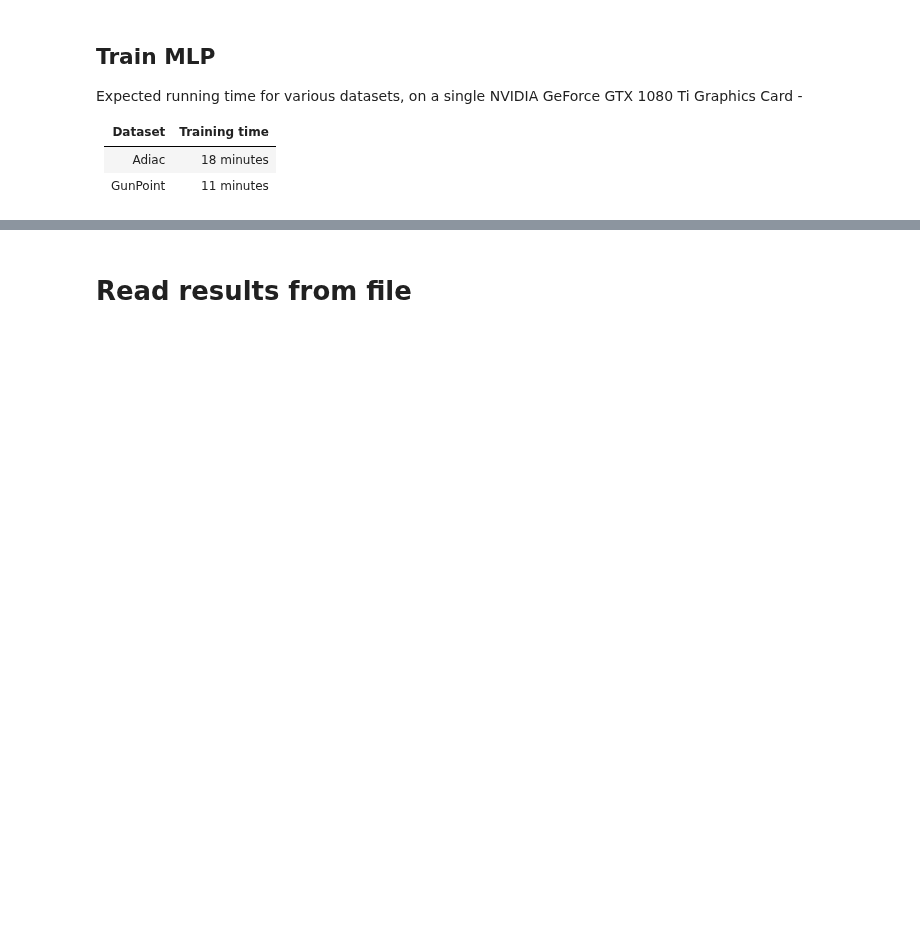
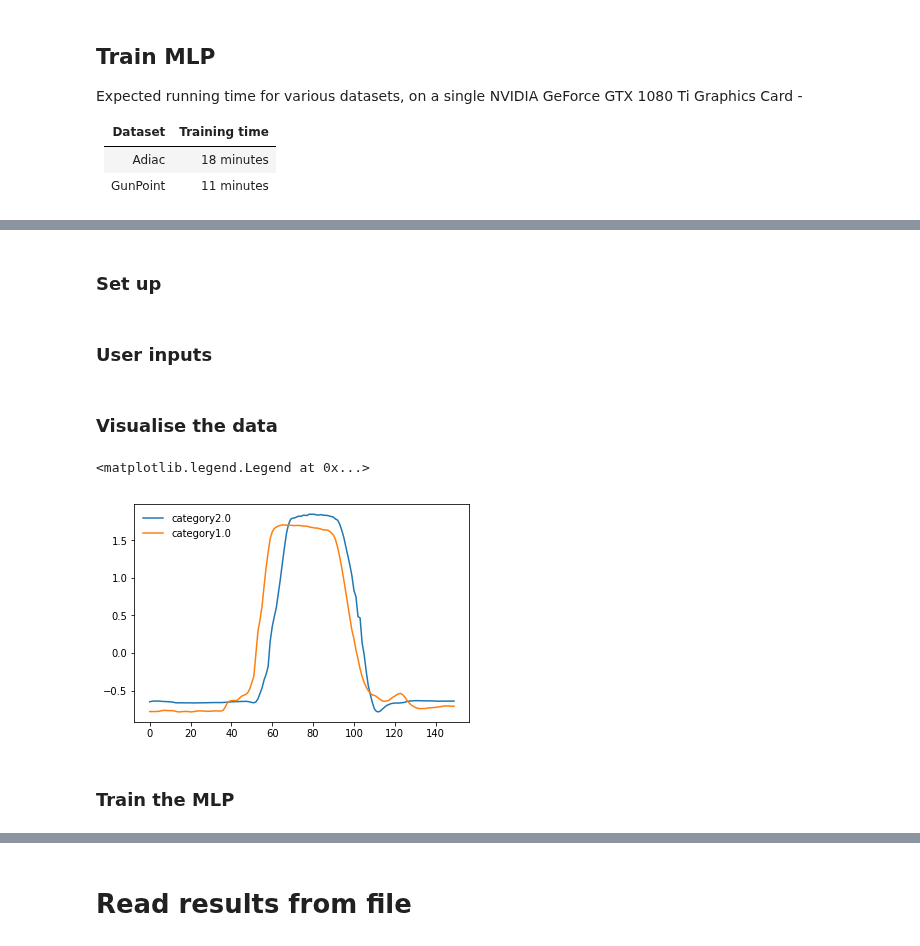
Before and after one commit to Withington/deepscent, a Jupyter notebook: notebooks/mlp.ipynb, the cells around one changed output, grey strips where cells are left out. Saved outputs shown, nothing was run; the diff lists cells and outputs as text; code cells hidden in the pictures; blank space fills up the shorter version.

Commit message:
Replaced the Adiac dataset with the GunPoint dataset, which has more similarity to the cancer detection dogs dataset.

```diff
--- a/notebooks/mlp.ipynb
+++ b/notebooks/mlp.ipynb
@@ -152,0 +41,2 @@ Epoch 289
+# %% [markdown]
+### Set up
@@ -152,0 +70,29 @@ Epoch 289
+# %% [markdown]
+### User inputs
+# %%
+# Directories
+fdir = '../data'
+logs_dir = '../logs'
+timestamp = '{:%Y-%m-%dT%H:%M}'.format(datetime.now())
+logs_dir = logs_dir +'/' + timestamp
+flist = ['GunPoint']
+#flist = ['Adiac', 'Beef', 'CBF', 'ChlorineConcentration', 'CinC_ECG_torso', 'Coffee', 'Cricket_X', 'Cricket_Y', 'Cricket_Z',
+#'DiatomSizeReduction', 'ECGFiveDays', 'FaceAll', 'FaceFour', 'FacesUCR', '50words', 'FISH', 'GunPoint', 'Haptics',
+#'InlineSkate', 'ItalyPowerDemand', 'Lighting2', 'Lighting7', 'MALLAT', 'MedicalImages', 'MoteStrain', 'NonInvasiveFatalECG_Thorax1',
+#'NonInvasiveFatalECG_Thorax2', 'OliveOil', 'OSULeaf', 'SonyAIBORobotSurface', 'SonyAIBORobotSurfaceII', 'StarLightCurves', 'SwedishLeaf', 'Symbols',
+#'synthetic_control', 'Trace', 'TwoLeadECG', 'Two_Patterns', 'uWaveGestureLibrary_X', 'uWaveGestureLibrary_Y', 'uWaveGestureLibrary_Z', 'wafer', 'WordsSynonyms', 'yoga']
+# %% [markdown]
+### Visualise the data
+# %%
+fname = flist[0]
+data_a = 0
+data_b = 2
+x_train, y_train = readucr(fdir+'/'+fname+'/'+fname+'_TRAIN.txt')
+plt.plot(x_train[data_a], label='category'+str(y_train[data_a]))
+plt.plot(x_train[data_b], label='category'+str(y_train[data_b]))
+plt.legend(loc='upper left', frameon=False)
+# %% [output]
+<matplotlib.legend.Legend at 0x...>
+[figure, added]
+# %% [markdown]
+### Train the MLP
```
Also changed, not shown: parts of 7 cells of this notebook, 9 other files.
